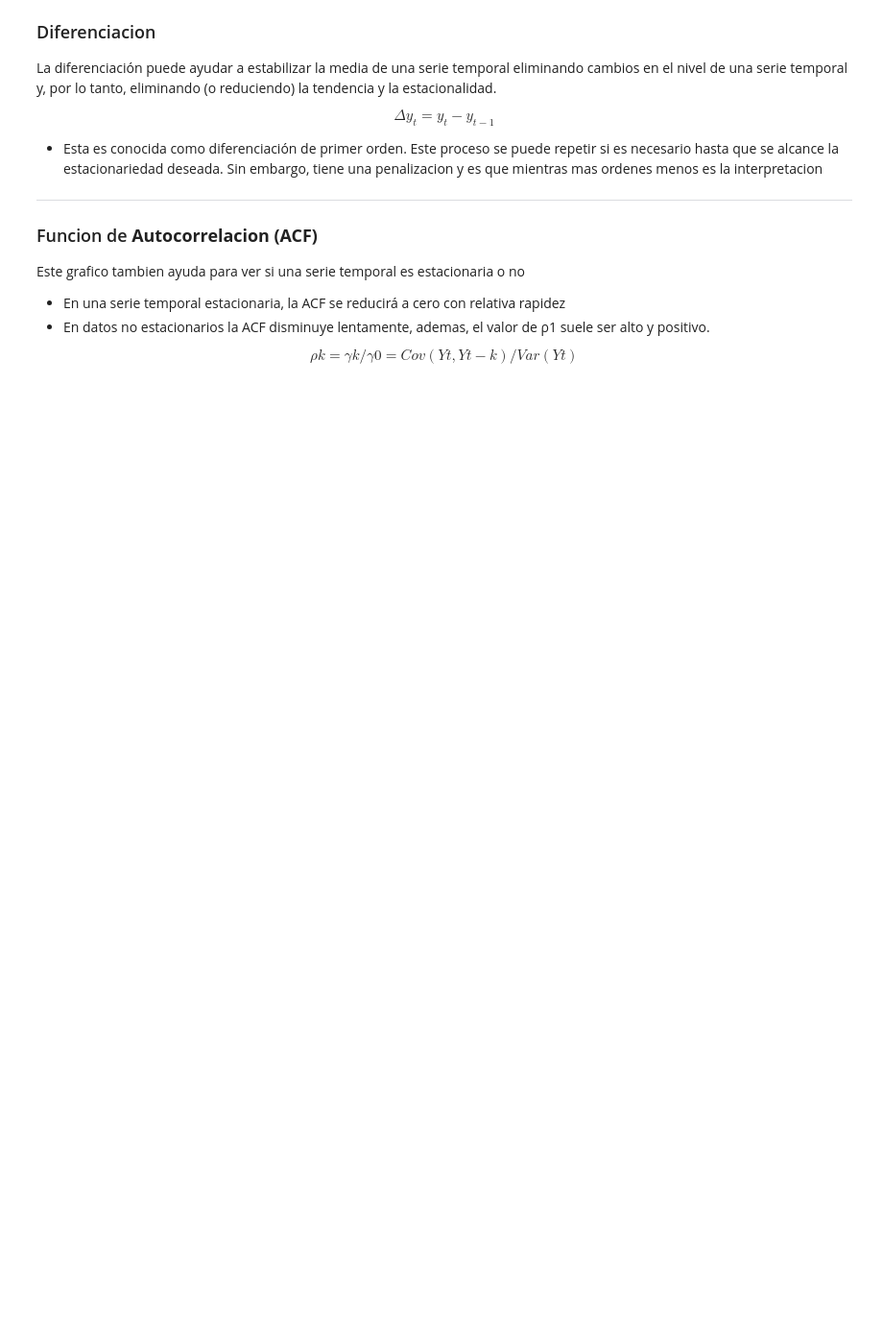
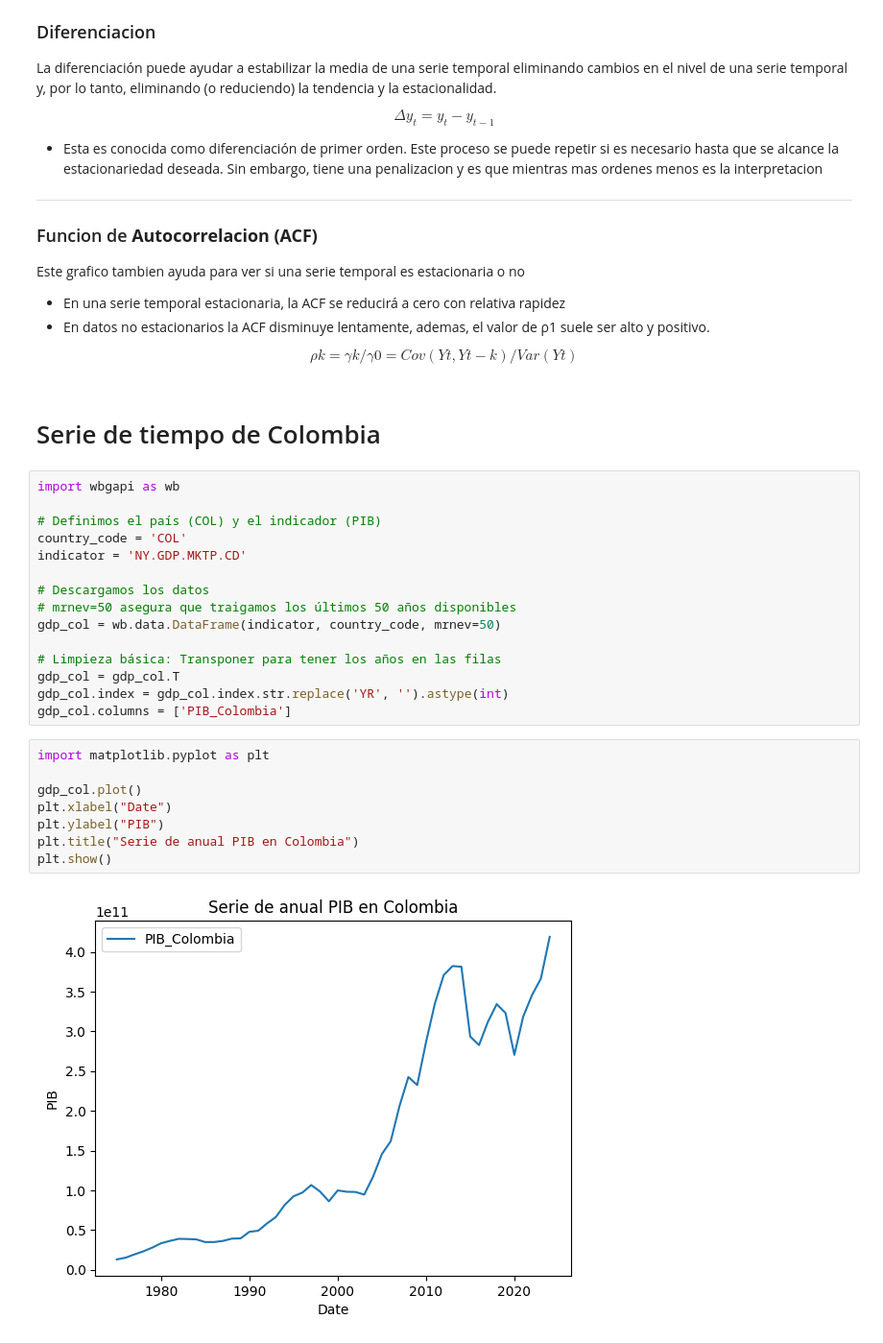
Before and after one commit to pxtroniwnl/series-de-tiempo-utb, a Jupyter notebook: nota-03.ipynb, the cells around one changed output. Shown at 96% size. Drawn from its saved outputs; the diff is of its cells as text; blank space fills up the shorter version.

```diff
--- a/nota-03.ipynb
+++ b/nota-03.ipynb
@@ -100,3 +100,30 @@ Este grafico tambien ayuda para ver si una serie temporal es estacionaria o no
 
 
 $$ρk=γk/γ0=Cov(Yt,Yt−k)/Var(Yt) $$
+# %% [markdown]
+# Serie de tiempo de Colombia
+# %%
+import wbgapi as wb
+
+# Definimos el país (COL) y el indicador (PIB)
+country_code = 'COL'
+indicator = 'NY.GDP.MKTP.CD'
+
+# Descargamos los datos
+# mrnev=50 asegura que traigamos los últimos 50 años disponibles
+gdp_col = wb.data.DataFrame(indicator, country_code, mrnev=50)
+
+# Limpieza básica: Transponer para tener los años en las filas
+gdp_col = gdp_col.T
+gdp_col.index = gdp_col.index.str.replace('YR', '').astype(int)
+gdp_col.columns = ['PIB_Colombia']
+# %%
+import matplotlib.pyplot as plt
+
+gdp_col.plot()
+plt.xlabel("Date")
+plt.ylabel("PIB")
+plt.title("Serie de anual PIB en Colombia")
+plt.show()
+# %% [output]
+[figure, added]
```
Also changed, not shown: parts of 17 cells of this notebook.
